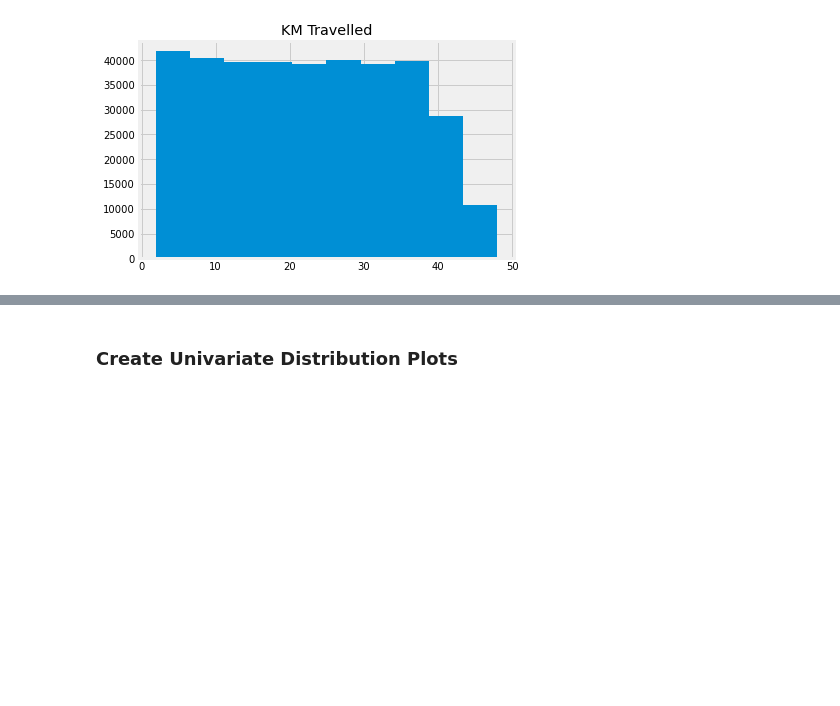
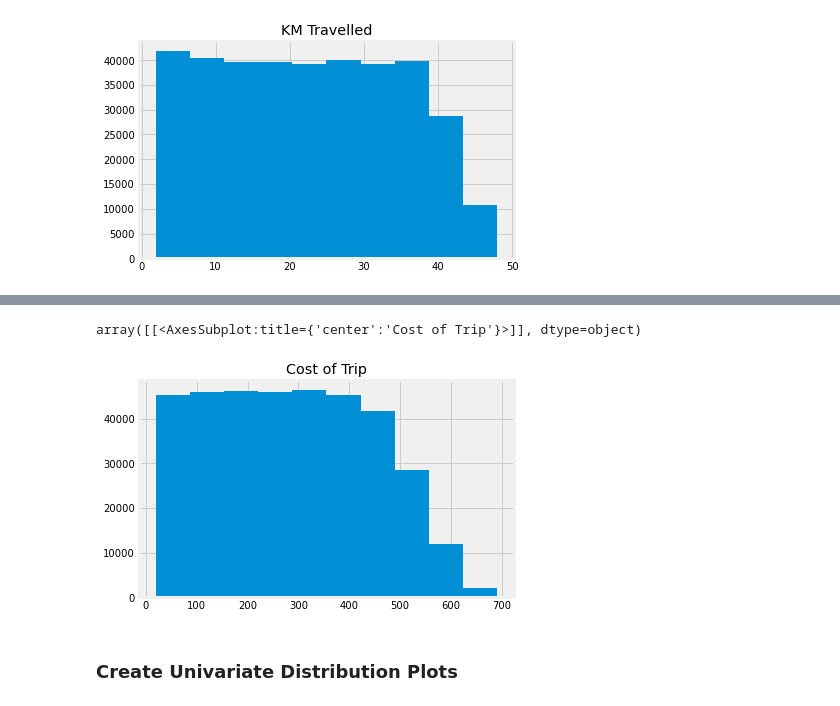
Before and after one commit to DataDaimon/DataGlacier, a Jupyter notebook: Week 02/Jupyter/Week 02 EDA.ipynb, the cells around one changed output, grey strips where cells are left out. Saved outputs shown, nothing was run; the diff lists cells and outputs as text; code cells hidden in the pictures; blank space fills up the shorter version.

```diff
--- a/Week 02/Jupyter/Week 02 EDA.ipynb
+++ b/Week 02/Jupyter/Week 02 EDA.ipynb
@@ -173,3 +187,8 @@ array([[<AxesSubplot:title={'center':'KM Travelled'}>]], dtype=object)
+# %%
+cab_df[['Cost of Trip']].hist()
+# %% [output]
+array([[<AxesSubplot:title={'center':'Cost of Trip'}>]], dtype=object)
+[figure, added]
 # %% [markdown]
 ### Create Univariate Distribution Plots
 # %%
```
Also changed, not shown: parts of 79 cells of this notebook, 6 other files.
